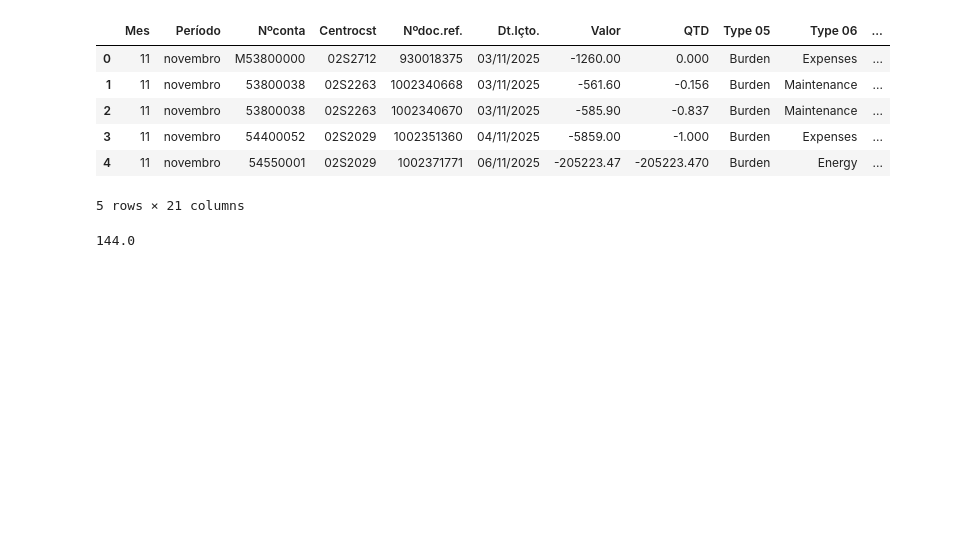
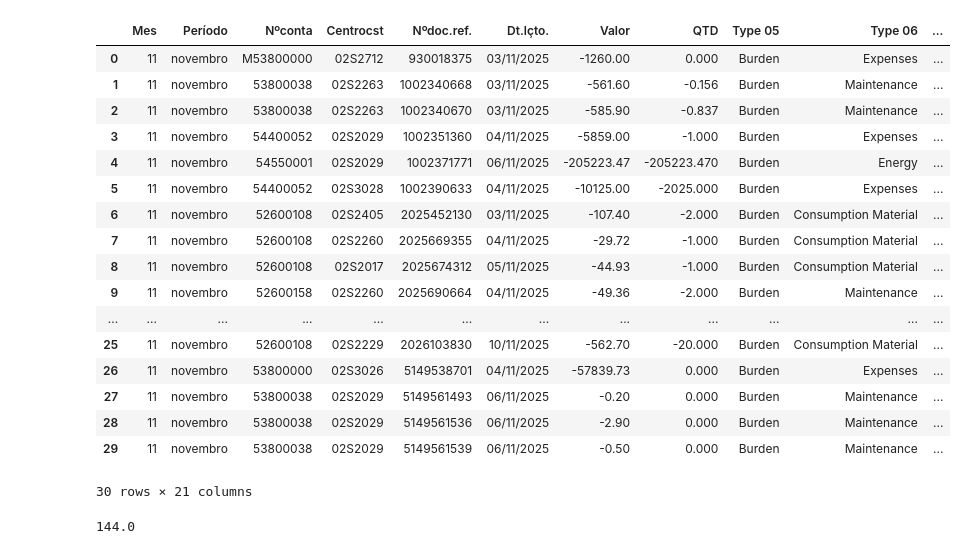
Before and after one commit to cardinhudson/TC, a Jupyter notebook: dados.ipynb, the cells around one changed output. Saved outputs shown, nothing was run; the diff lists cells and outputs as text; code cells hidden in the pictures; blank space fills up the shorter version.

```diff
--- a/dados.ipynb
+++ b/dados.ipynb
@@ -2,7 +165,10 @@
 # ler o arquivo em excel KE5Z_veiculos.xls
 import pandas as pd
 
-df_KE5Z  = pd.read_excel('KE5Z_veiculos.xlsx')
+# Usar caminho configurado ou padrão
+arquivo_ke5z = CAMINHO_KE5Z if 'CAMINHO_KE5Z' in globals() else 'KE5Z_veiculos.xlsx'
+
+df_KE5Z  = pd.read_excel(arquivo_ke5z)
 
 # mostrar o arquivo em excel df_KE5Z
 df_KE5Z.head(50)
@@ -32,25 +198,51 @@ df_KE5Z.head(20)
 | 18 | 11 | novembro | 52600108 | 02S3012 | 2025700581 | 05/11/2025 | -82.80 | -10.000 | Burden | Consumption Material | ... |
 | 19 | 11 | novembro | 52600108 | 02S3012 | 2025700581 | 05/11/2025 | -82.80 | -10.000 | Burden | Consumption Material | ... |
 # %%
-# Ler a guia "Base conso" do arquivo "Dados SAPIENS.xlsx"
-df_base_conso = pd.read_excel('Dados SAPIENS.xlsx', sheet_name='Base conso')
+# Ler guia "Base conso" e garantir só uma coluna 'Custo' no resultado
+# Usar caminho configurado ou padrão
+arquivo_sapiens = CAMINHO_SAPIENS if 'CAMINHO_SAPIENS' in globals() else 'Dados SAPIENS.xlsx'
 
-# mostrar arquivo
-df_base_conso.head()
+df_base_conso = pd.read_excel(arquivo_sapiens, sheet_name='Base conso')
 
-# Merge com df_KE5Z e incluindo a coluna Type 04 no arquivo df_KE5Z
-df_KE5Z = pd.merge(df_KE5Z, df_base_conso[['Type 04']], left_index=True, right_index=True, how='left')
+# Renomear Type 04 para Custo se existir no Excel
+if 'Type 04' in df_base_conso.columns:
+    df_base_conso = df_base_conso.rename(columns={'Type 04': 'Custo'})
 
-# mostrar arquivo
-df_KE5Z.head()
+# Manter somente a coluna Custo e Type 07
+df_base_conso = df_base_conso[['Custo', 'Type 07']]
+
+# Renomear a coluna Type 07 para Account
+df_base_conso = df_base_conso.rename(columns={'Type 07': 'Account'})
+
+# mostrar as primeiras linhas
+df_base_conso.head(30)
+
+# fazer merge utilizando a coluna Account como chave e retornar a Custo para o df_KE5Z
+df_KE5Z = pd.merge(df_KE5Z, df_base_conso[['Custo', 'Account']], on='Account', how='left')
+
+
+
+# mostrar as primeiras linhas
+df_KE5Z.head(30)
 # %% [output]
 |  | Mes | Período | Nºconta | Centrocst | Nºdoc.ref. | Dt.lçto. | Valor | QTD | Type 05 | Type 06 | ... |
 | 0 | 11 | novembro | M53800000 | 02S2712 | 930018375 | 03/11/2025 | -1260.00 | 0.000 | Burden | Expenses | ... |
 | 1 | 11 | novembro | 53800038 | 02S2263 | 1002340668 | 03/11/2025 | -561.60 | -0.156 | Burden | Maintenance | ... |
 | 2 | 11 | novembro | 53800038 | 02S2263 | 1002340670 | 03/11/2025 | -585.90 | -0.837 | Burden | Maintenance | ... |
 | 3 | 11 | novembro | 54400052 | 02S2029 | 1002351360 | 04/11/2025 | -5859.00 | -1.000 | Burden | Expenses | ... |
 | 4 | 11 | novembro | 54550001 | 02S2029 | 1002371771 | 06/11/2025 | -205223.47 | -205223.470 | Burden | Energy | ... |
+| 5 | 11 | novembro | 54400052 | 02S3028 | 1002390633 | 04/11/2025 | -10125.00 | -2025.000 | Burden | Expenses | ... |
+| 6 | 11 | novembro | 52600108 | 02S2405 | 2025452130 | 03/11/2025 | -107.40 | -2.000 | Burden | Consumption Material | ... |
+| 7 | 11 | novembro | 52600108 | 02S2260 | 2025669355 | 04/11/2025 | -29.72 | -1.000 | Burden | Consumption Material | ... |
+| 8 | 11 | novembro | 52600108 | 02S2017 | 2025674312 | 05/11/2025 | -44.93 | -1.000 | Burden | Consumption Material | ... |
+| 9 | 11 | novembro | 52600158 | 02S2260 | 2025690664 | 04/11/2025 | -49.36 | -2.000 | Burden | Maintenance | ... |
+| ... | ... | ... | ... | ... | ... | ... | ... | ... | ... | ... | ... |
+| 25 | 11 | novembro | 52600108 | 02S2229 | 2026103830 | 10/11/2025 | -562.70 | -20.000 | Burden | Consumption Material | ... |
+| 26 | 11 | novembro | 53800000 | 02S3026 | 5149538701 | 04/11/2025 | -57839.73 | 0.000 | Burden | Expenses | ... |
+| 27 | 11 | novembro | 53800038 | 02S2029 | 5149561493 | 06/11/2025 | -0.20 | 0.000 | Burden | Maintenance | ... |
+| 28 | 11 | novembro | 53800038 | 02S2029 | 5149561536 | 06/11/2025 | -2.90 | 0.000 | Burden | Maintenance | ... |
+| 29 | 11 | novembro | 53800038 | 02S2029 | 5149561539 | 06/11/2025 | -0.50 | 0.000 | Burden | Maintenance | ... |
-5 rows × 21 columns
+30 rows × 21 columns
 # %%
 # Ler o arquivo em excel Reporting fluxo anexo.xlsx, ler a guia Rateio,
 # excluir a primeira linha (linha de referência) e usar a segunda linha como cabeçalho (meses)
```
Also changed, not shown: parts of 11 cells of this notebook, 37 other files.
